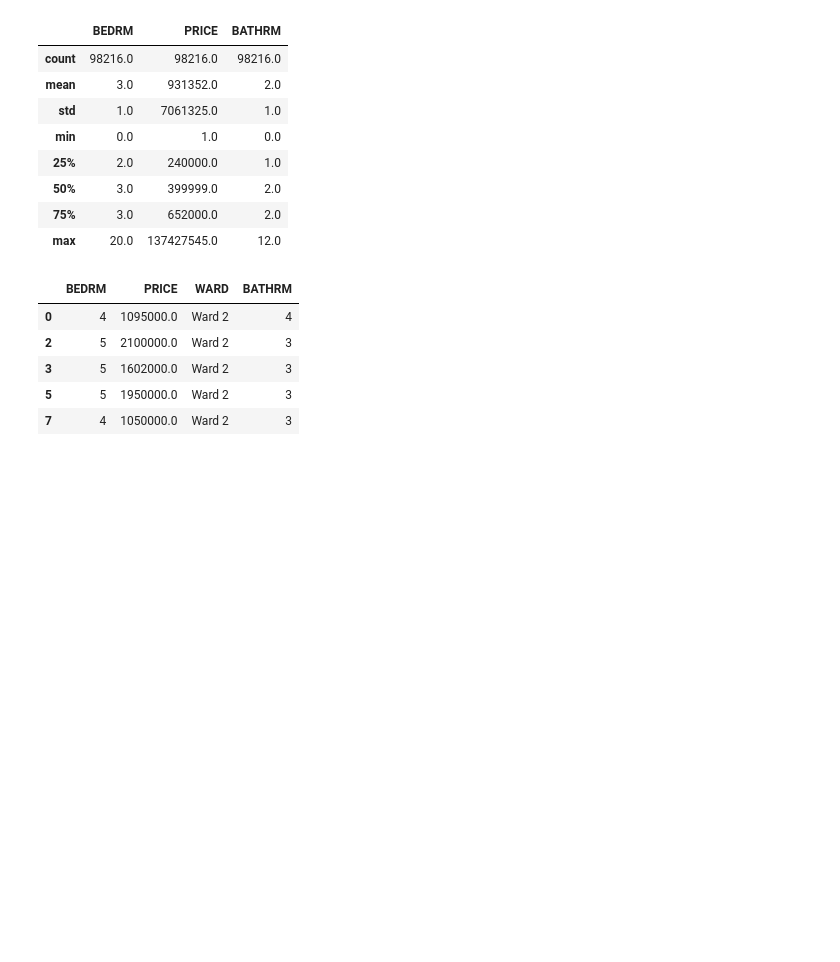
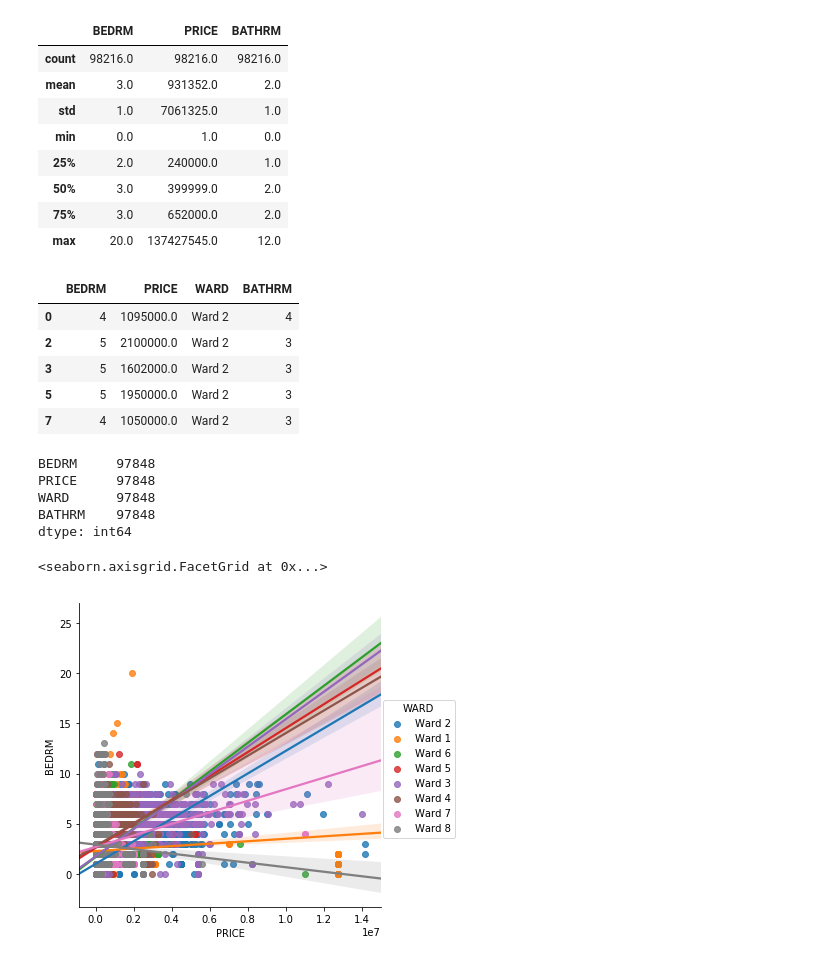
Before and after one commit to TOyefule/DataBootCampPub, a Jupyter notebook: SShapiro_DCProperties_Analysis.ipynb, the cells around one changed output. Saved outputs shown, nothing was run; the diff lists cells and outputs as text; code cells hidden in the pictures; blank space fills up the shorter version.

```diff
--- a/SShapiro_DCProperties_Analysis.ipynb
+++ b/SShapiro_DCProperties_Analysis.ipynb
@@ -225,3 +225,11 @@ copydf3.head()
 | 3 | 5 | 1602000.0 | Ward 2 | 3 |
 | 5 | 5 | 1950000.0 | Ward 2 | 3 |
 | 7 | 4 | 1050000.0 | Ward 2 | 3 |
+# %%
+copydf3.count()
+# %% [output]
+BEDRM     97848
+PRICE     97848
+WARD      97848
+BATHRM    97848
+dtype: int64
@@ -227,0 +238,5 @@ copydf3.head()
+# %%
+sns.lmplot(x='PRICE', y='BEDRM', data=copydf3, fit_reg=True, hue='WARD')
+# %% [output]
+<seaborn.axisgrid.FacetGrid at 0x...>
+[figure, added]
```
Also changed, not shown: parts of 19 cells of this notebook.
